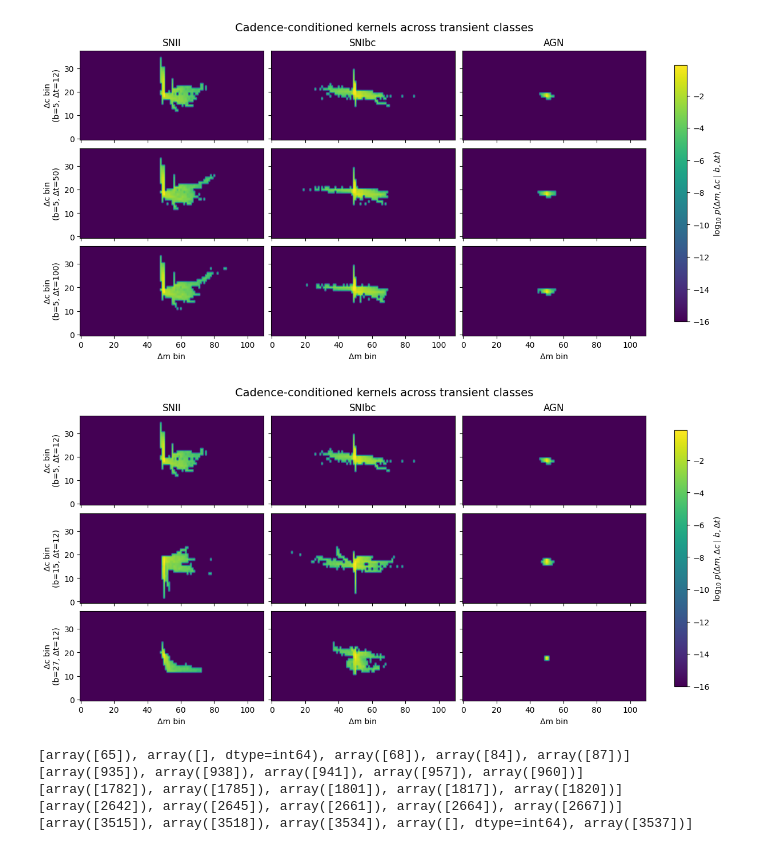
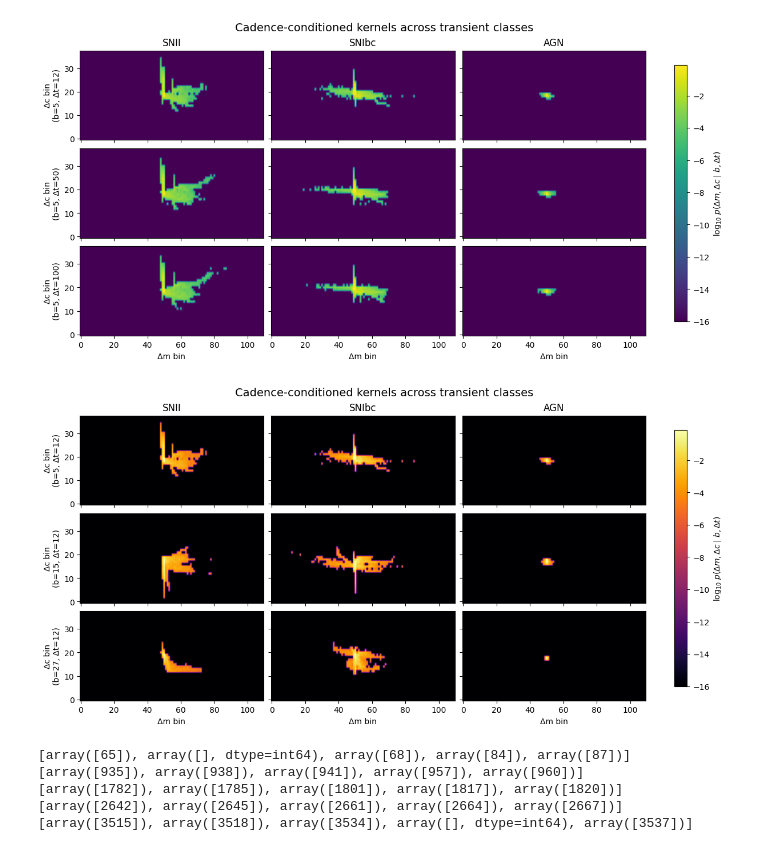
Before and after one commit to Rachel-0420/Cross-Entropy-Fast-Transient, a Jupyter notebook: cross_entropy_btw_supernovae.ipynb, the cells around one changed output. Cells and saved outputs as stored; diff of their text form; code cells hidden in the pictures.

```diff
--- a/cross_entropy_btw_supernovae.ipynb
+++ b/cross_entropy_btw_supernovae.ipynb
@@ -328,35 +328,35 @@ for row, (b, t) in enumerate(pair_list_2):
         # # log scale (safe)
         logK = np.log10(np.clip(K, 1e-16, None))
 
         im = ax.imshow(
             logK.T,
             origin="lower",
             aspect="auto",
-            cmap="viridis"
+            cmap="inferno"
         )
 
         # titles
         if row == 0:
             ax.set_title(cls)
         if col == 0:
             ax.set_ylabel(f"Δc bin\n(b={b}, Δt={t})")
         if row == 2:
             ax.set_xlabel("Δm bin")
 
 # single shared colorbar
 cbar = fig.colorbar(
     im,
     ax=axes,
     location="right",
     shrink=0.9
 )
 cbar.set_label(r"$\log_{10}\, p(\Delta m, \Delta c \mid b, \Delta t)$")
 
 fig.suptitle("Cadence-conditioned kernels across transient classes", fontsize=14)
 
 plt.show()
 # %% [output]
-[figure, old version]
+[figure, new version]
 # %%
 # Choice of Time Pairs
 
```
Also changed, not shown: parts of 1 cell of this notebook.
